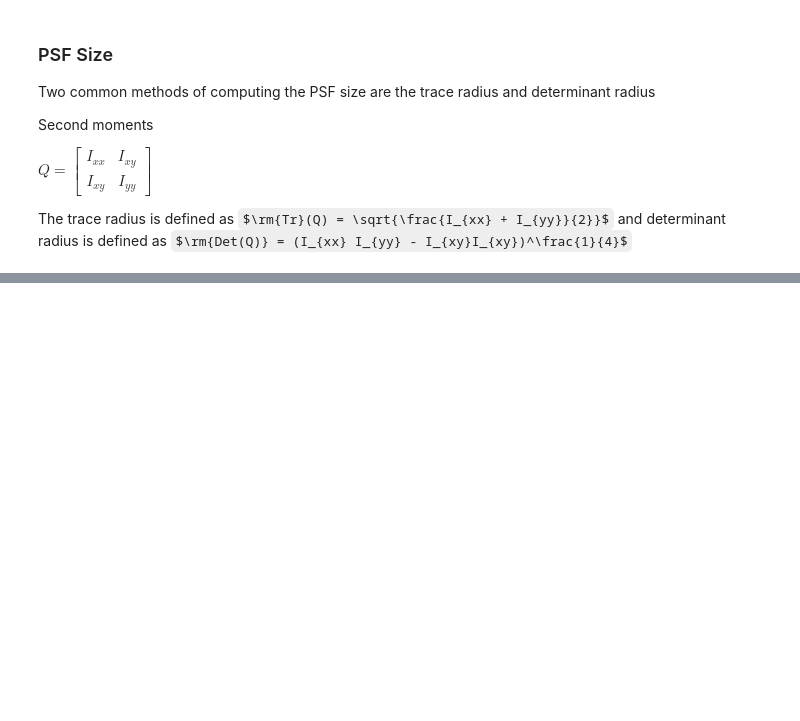
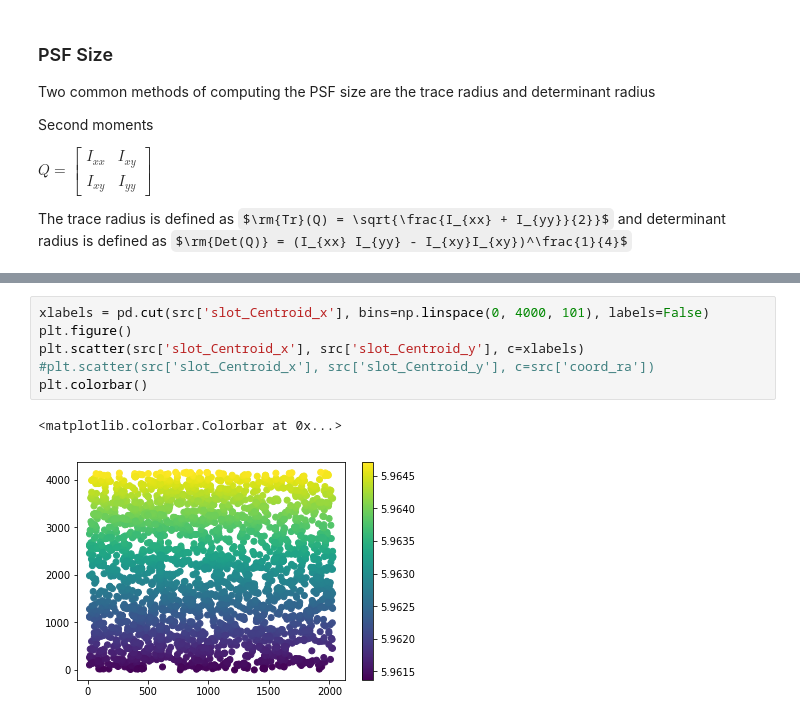
Before and after one commit to lsst-sitcom/notebooks, a Jupyter notebook: image_quality_demo.ipynb, the cells around one changed output, grey strips where cells are left out. Saved outputs shown, nothing was run; the diff lists cells and outputs as text; some formulas as TeX source; blank space fills up the shorter version.

```diff
--- a/image_quality_demo.ipynb
+++ b/image_quality_demo.ipynb
@@ -155,0 +318,9 @@ plt.ylabel('y')
+# %%
+xlabels = pd.cut(src['slot_Centroid_x'], bins=np.linspace(0, 4000, 101), labels=False)
+plt.figure()
+plt.scatter(src['slot_Centroid_x'], src['slot_Centroid_y'], c=xlabels)
+#plt.scatter(src['slot_Centroid_x'], src['slot_Centroid_y'], c=src['coord_ra'])
+plt.colorbar()
+# %% [output]
+<matplotlib.colorbar.Colorbar at 0x...>
+[figure, added]
```
Also changed, not shown: parts of 27 cells of this notebook.
